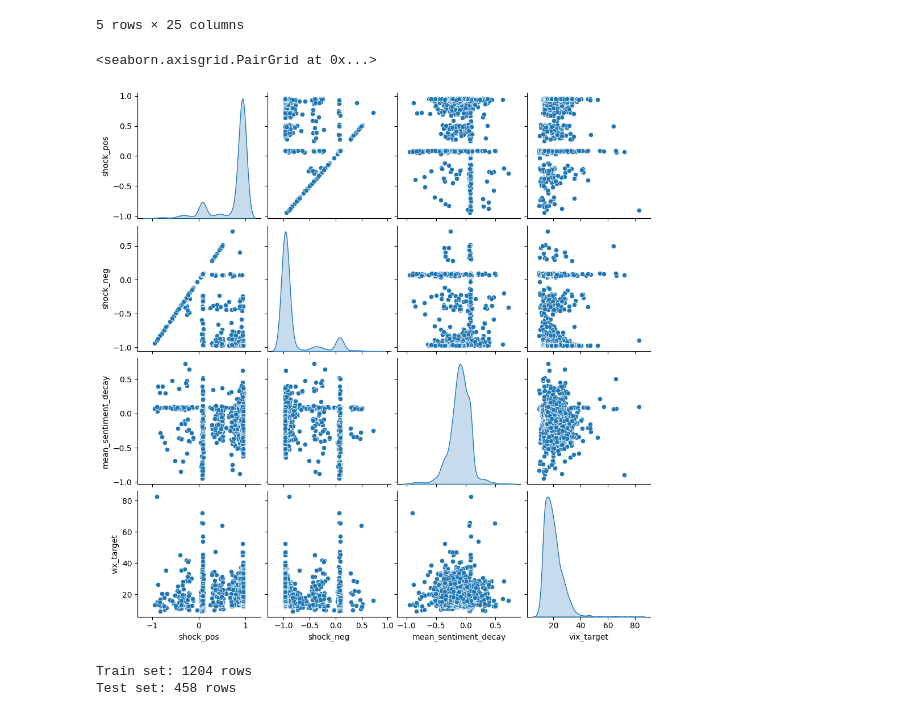
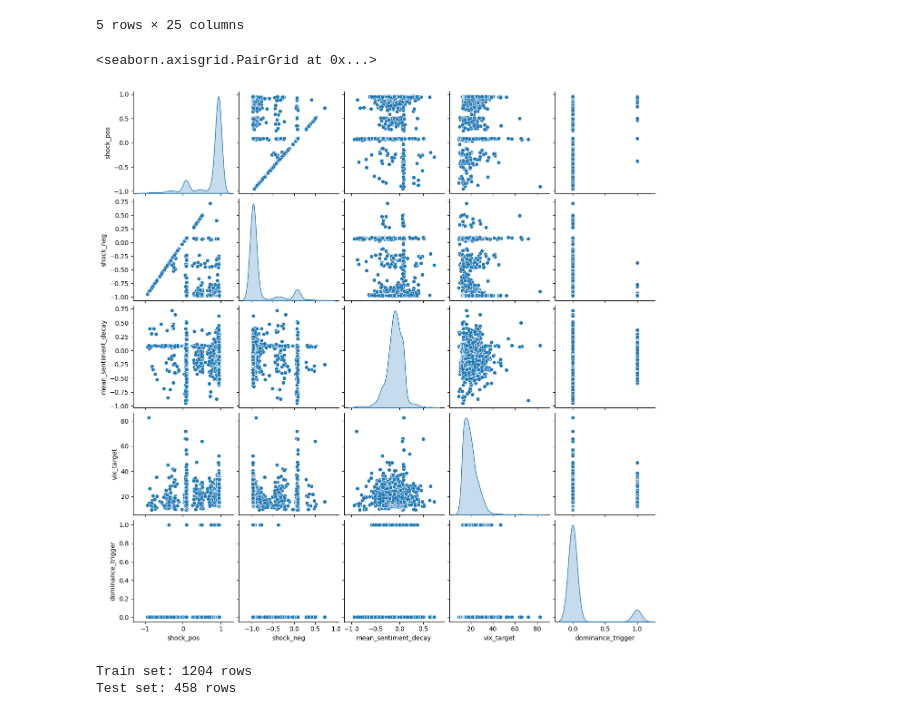
Before and after one commit to DylanSuniaga/VIXNLP, a Jupyter notebook: finnhub_news/macro_analysis.ipynb, the cells around one changed output. Saved outputs shown, nothing was run; the diff lists cells and outputs as text; code cells hidden in the pictures.

```diff
--- a/finnhub_news/macro_analysis.ipynb
+++ b/finnhub_news/macro_analysis.ipynb
@@ -35,10 +35,10 @@ df.head()
 5 rows × 25 columns
 # %%
 import seaborn as sns
-sns.pairplot(df, vars=['shock_pos', 'shock_neg', 'mean_sentiment_decay', 'vix_target'], diag_kind='kde')
+sns.pairplot(df, vars=['shock_pos', 'shock_neg', 'mean_sentiment_decay', 'vix_target', 'dominance_trigger'], diag_kind='kde')
 # %% [output]
 <seaborn.axisgrid.PairGrid at 0x...>
-[figure, old version]
+[figure, new version]
 # %%
 feature_sets = [ #for testing, winner was the first one, decreasing in quality for this model sequentially
     ['shock_neg', 'dominance_trigger'],
```
Also changed, not shown: parts of 16 cells of this notebook, 1 other file.
